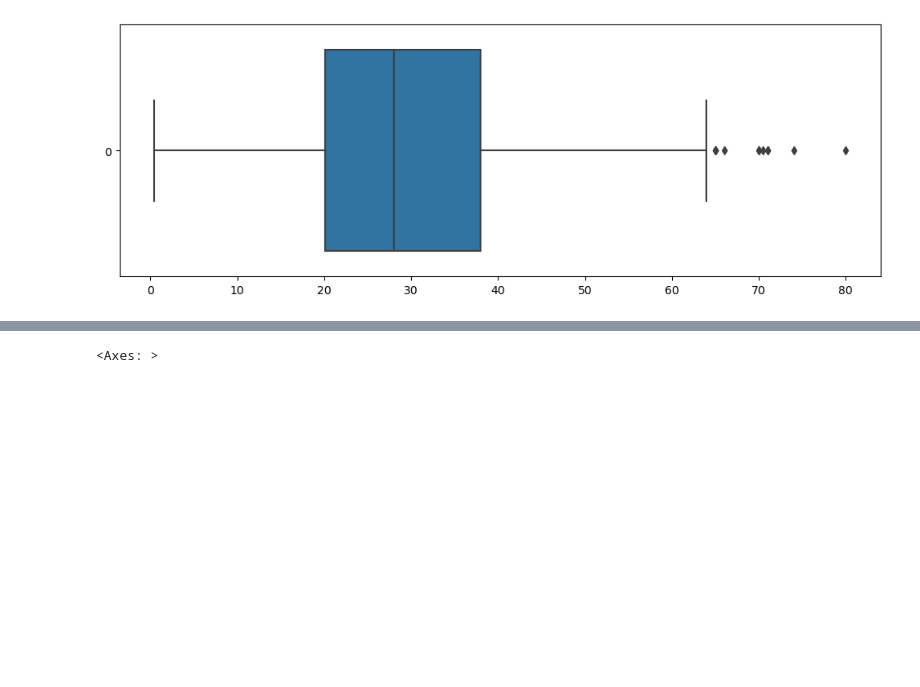
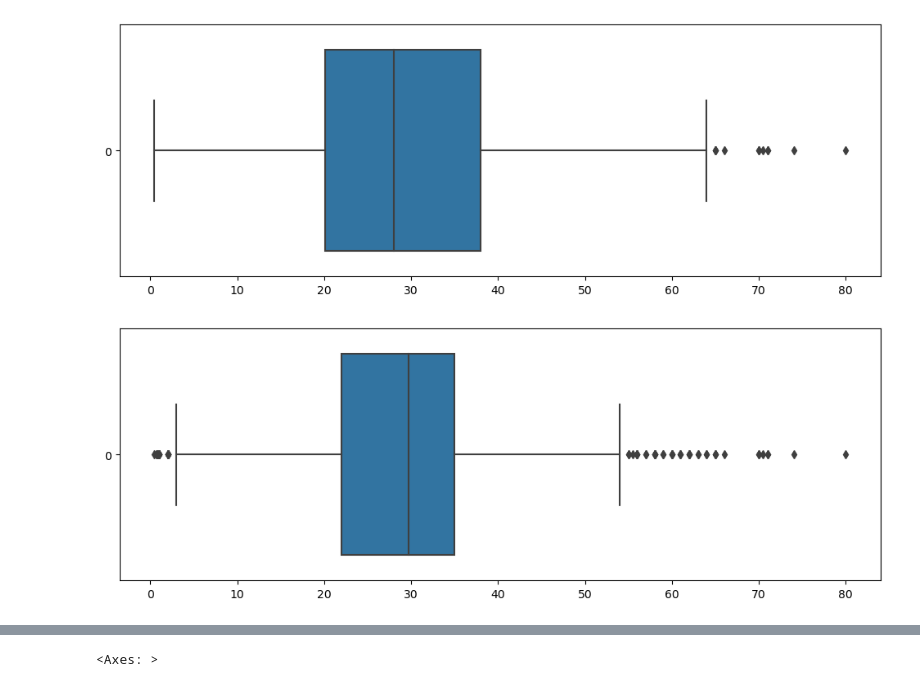
Before and after one commit to treeevisan/Data-Projects, a Jupyter notebook: titanic_ml.ipynb, the cells around one changed output, grey strips where cells are left out. Drawn from its saved outputs; the diff is of its cells as text; code cells hidden in the pictures; blank space fills up the shorter version.

```diff
--- a/titanic_ml.ipynb
+++ b/titanic_ml.ipynb
@@ -214,3 +214,11 @@ plt.figure(figsize=(12,4))
 fig = sns.boxplot(traindf['Age'], orient='h')
 # %% [output]
 [figure]
+# %%
+traindf['Age'] = traindf['Age'].fillna(traindf['Age'].mean())
+
+plt.figure(figsize=(12,4))
+
+fig = sns.boxplot(traindf['Age'], orient='h')
+# %% [output]
+[figure, added]
```
Also changed, not shown: parts of 4 cells of this notebook.
